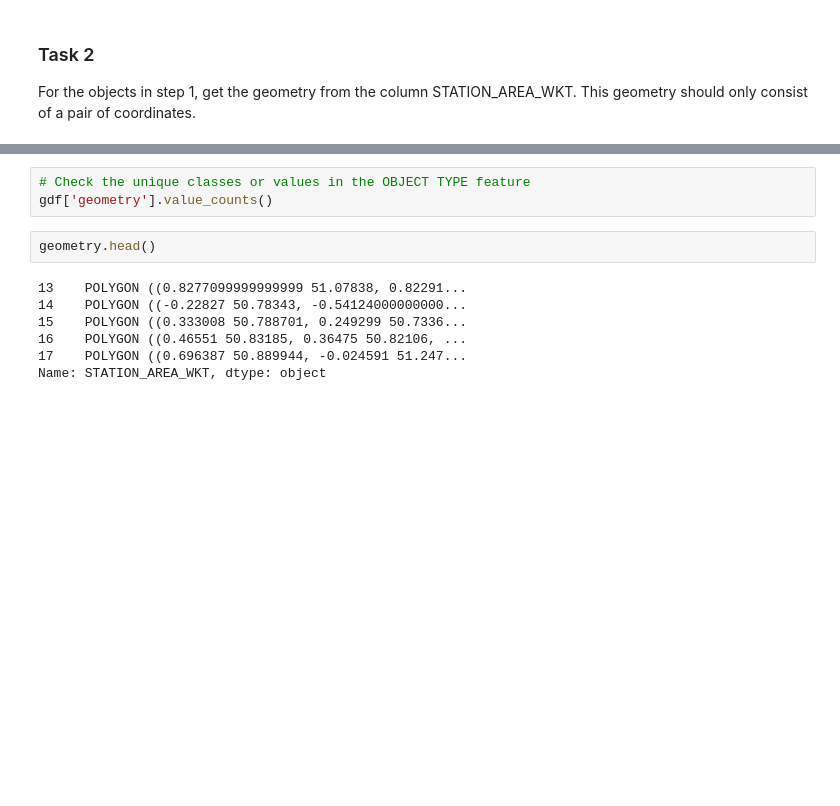
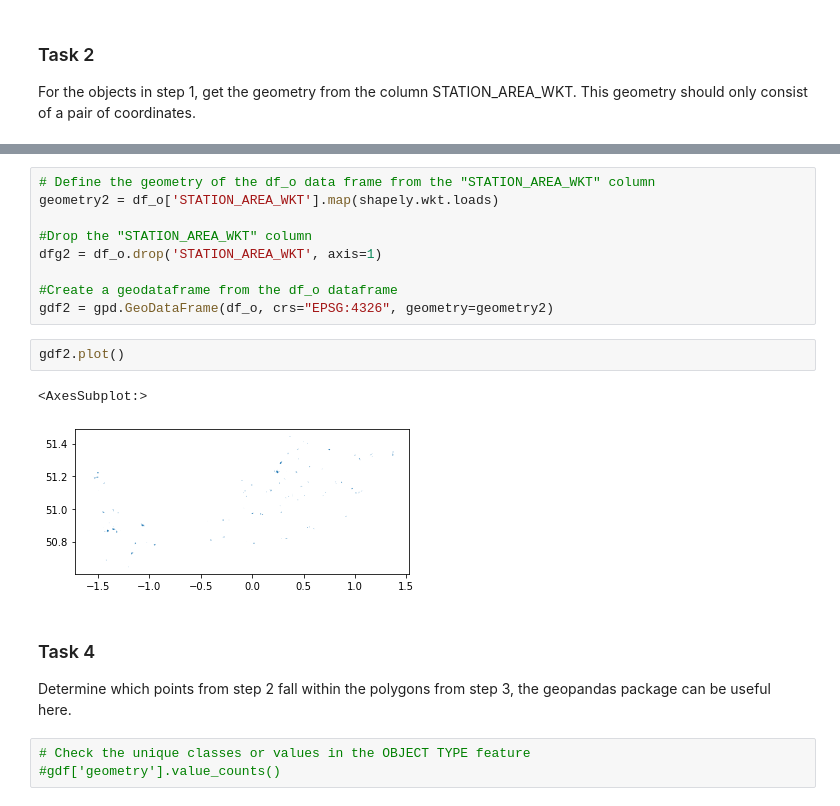
Before and after one commit to BelloJ/intern_team_3_2022_rainfall_data, a Jupyter notebook: Rainfall_Intern_Project_Notebook.ipynb, the cells around one changed output, grey strips where cells are left out. Saved outputs shown, nothing was run; the diff lists cells and outputs as text; blank space fills up the shorter version.

```diff
--- a/Rainfall_Intern_Project_Notebook.ipynb
+++ b/Rainfall_Intern_Project_Notebook.ipynb
@@ -130,12 +178,20 @@ gdf = gpd.GeoDataFrame(df_nohotspot, crs="EPSG:4326", geometry=geometry)
+# %%
+# Define the geometry of the df_o data frame from the "STATION_AREA_WKT" column
+geometry2 = df_o['STATION_AREA_WKT'].map(shapely.wkt.loads)
+
+#Drop the "STATION_AREA_WKT" column
+dfg2 = df_o.drop('STATION_AREA_WKT', axis=1)
+
+#Create a geodataframe from the df_o dataframe
+gdf2 = gpd.GeoDataFrame(df_o, crs="EPSG:4326", geometry=geometry2)
+# %%
+gdf2.plot()
+# %% [output]
+<AxesSubplot:>
+[figure, added]
+# %% [markdown]
+### Task 4
+Determine which points from step 2 fall within the polygons from step 3, the geopandas package can be useful here.
 # %%
 # Check the unique classes or values in the OBJECT TYPE feature
-gdf['geometry'].value_counts()
+#gdf['geometry'].value_counts()
-# %%
-geometry.head()
-# %% [output]
-13    POLYGON ((0.8277099999999999 51.07838, 0.82291...
-14    POLYGON ((-0.22827 50.78343, -0.54124000000000...
-15    POLYGON ((0.333008 50.788701, 0.249299 50.7336...
-16    POLYGON ((0.46551 50.83185, 0.36475 50.82106, ...
-17    POLYGON ((0.696387 50.889944, -0.024591 51.247...
-Name: STATION_AREA_WKT, dtype: object
```
Also changed, not shown: parts of 22 cells of this notebook.
